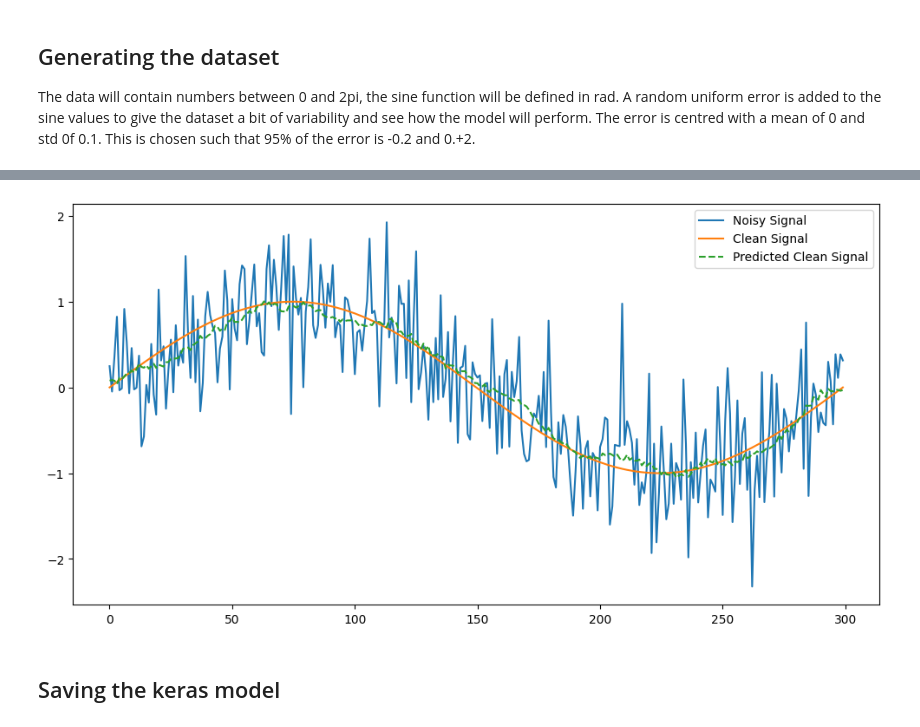
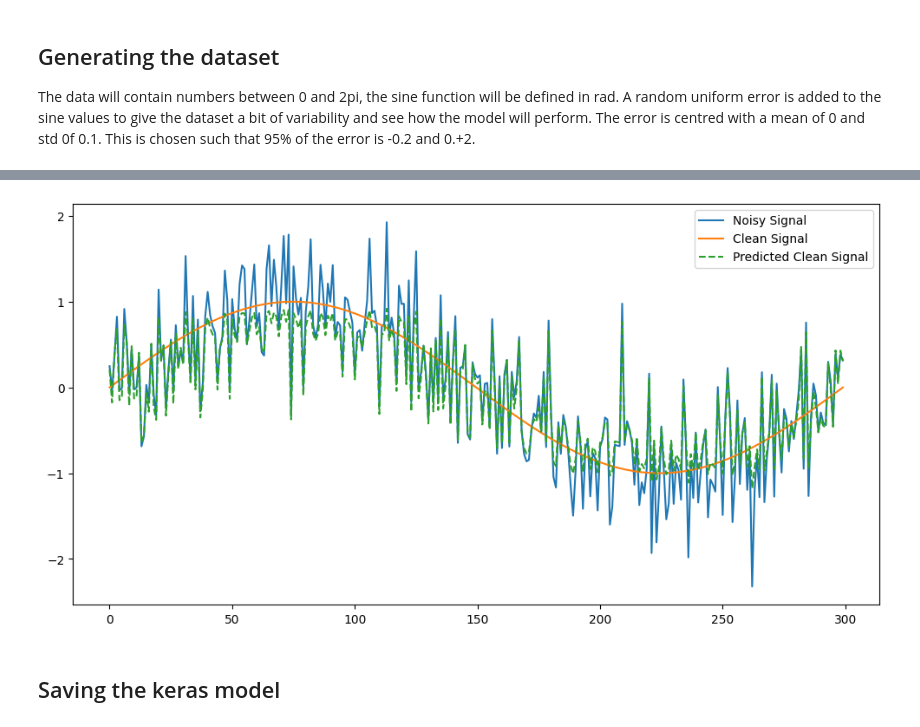
Before and after one commit to Paakallo/ML_Filter, a Jupyter notebook: train.ipynb, the cells around one changed output, grey strips where cells are left out. Drawn from its saved outputs; the diff is of its cells as text; code cells hidden in the pictures.

Commit message:
add runnable neural_filter

```diff
--- a/train.ipynb
+++ b/train.ipynb
@@ -59,11 +39,17 @@ print(x_train[0])
 # %%
-model_name = "autoencoder_filter"
+model_name = "neural_filter"
 # %%
 if model_name == "autoencoder_filter":
     model = Conv1DDenoiser()
     dummy_input = tf.random.normal([1, 1024, 1])
     output = model(dummy_input)
     print(output.shape)
+elif model_name == "neural_filter":
+    model = tf.keras.Sequential([
+        tf.keras.layers.Dense(32, activation="relu", input_shape=(1,)),
+        tf.keras.layers.Dense(16, activation="relu"),
+        tf.keras.layers.Dense(1)
+    ])
 else:
     # Build the neural network
     model = Sequential([
@@ -120,12 +110,12 @@ Test Loss: 0.008828154765069485
 # %%
 plt.figure(figsize=(12, 6))
-plt.plot(x_test[0], label='Noisy Signal')
-plt.plot(s_test[0], label='Clean Signal')
-plt.plot(s_pred[0], label='Predicted Clean Signal', linestyle='dashed')
+plt.plot(x_test, label='Noisy Signal')
+plt.plot(s_test, label='Clean Signal')
+plt.plot(s_pred, label='Predicted Clean Signal', linestyle='dashed')
 plt.legend()
 plt.savefig(f'results/{model_name}.png')
 # %% [output]
-[figure, old version]
+[figure, new version]
 # %% [markdown]
 ## Saving the keras model
 # %%
```
Also changed, not shown: parts of 11 cells of this notebook, 5 other files.
